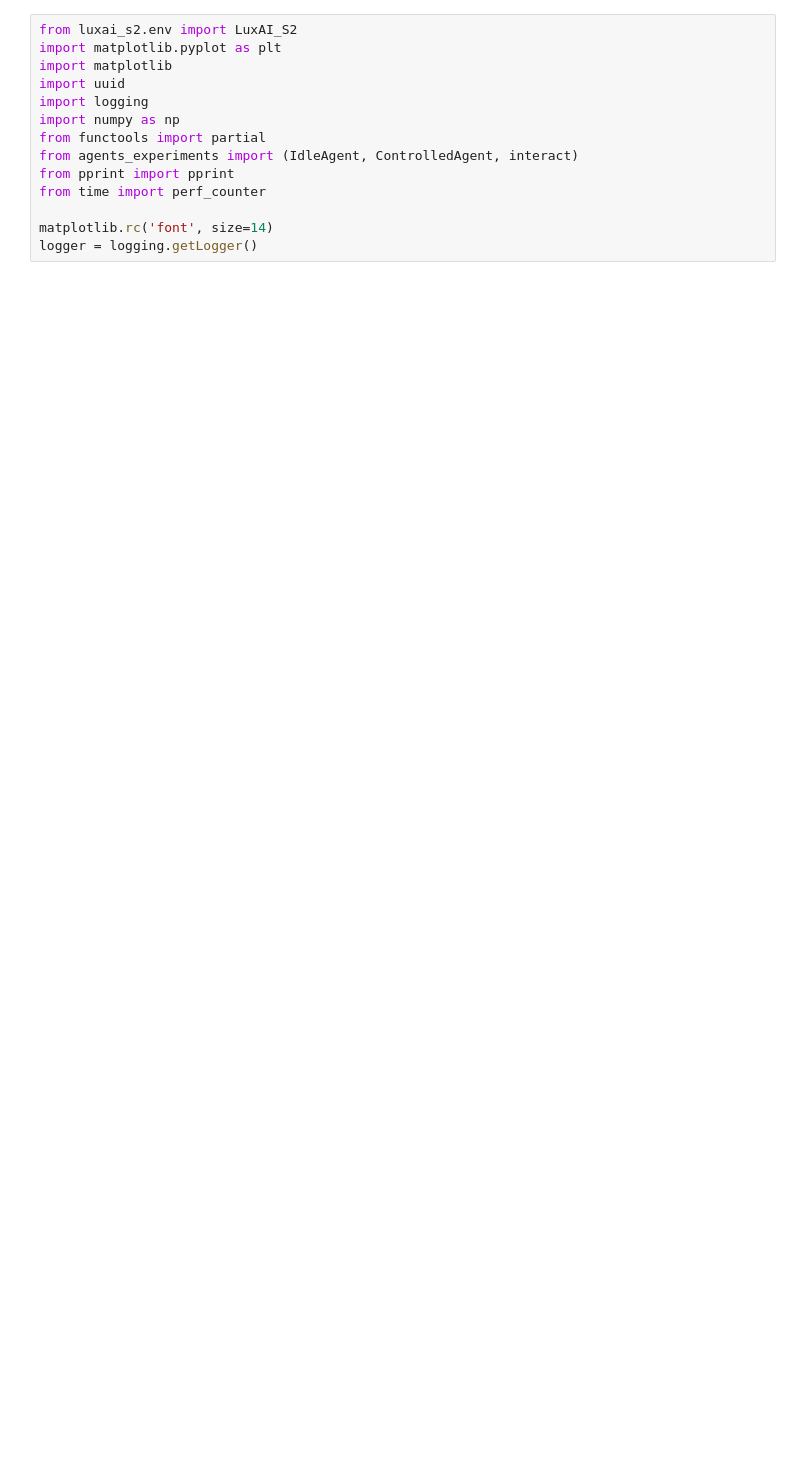
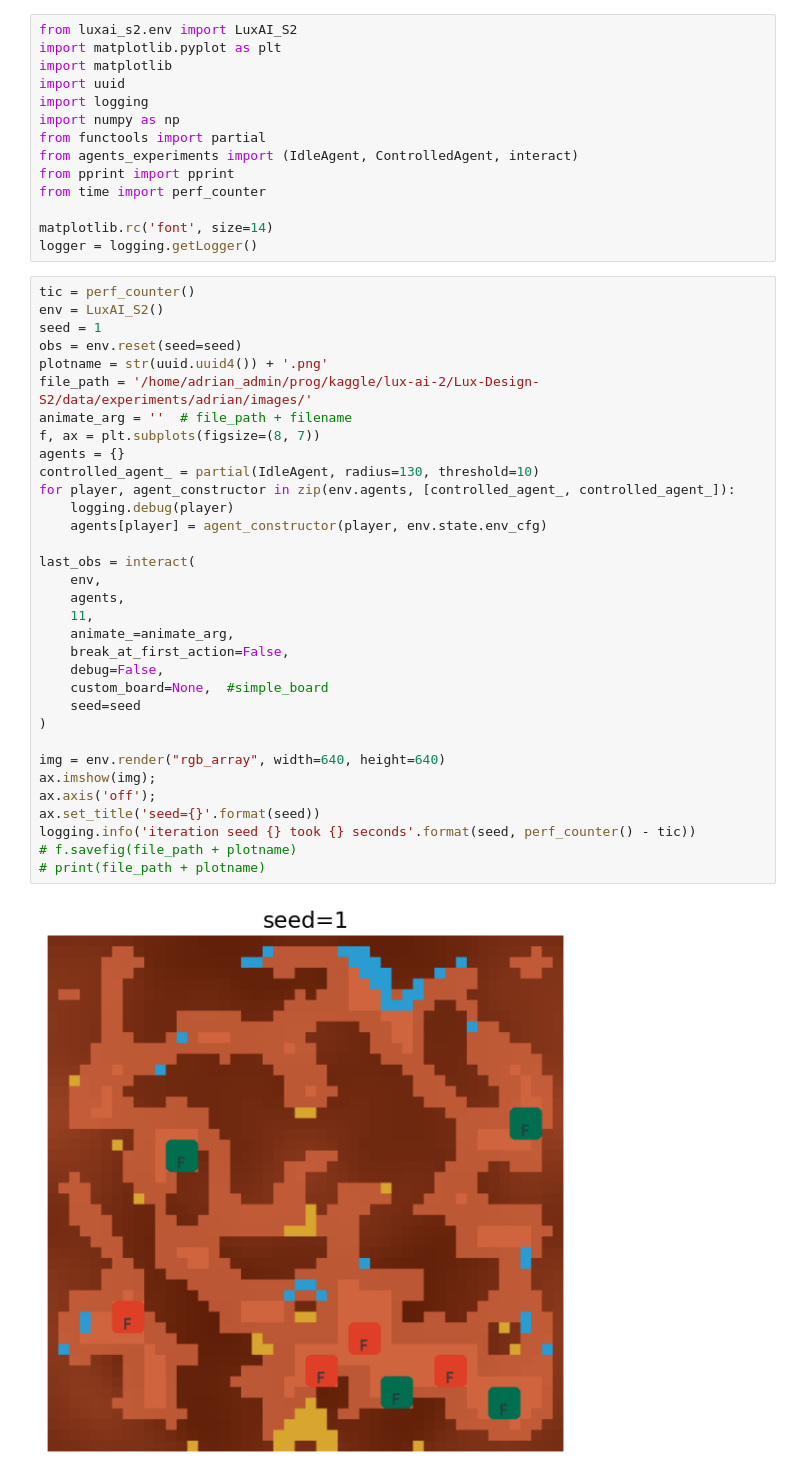
Before and after one commit to aernesto/Lux-Design-S2, a Jupyter notebook: codigo/src/adr_plant_positions.ipynb, the cells around one changed output. Saved outputs shown, nothing was run; the diff lists cells and outputs as text; blank space fills up the shorter version.

Commit message:
threshold=10 looks good

```diff
--- a/codigo/src/adr_plant_positions.ipynb
+++ b/codigo/src/adr_plant_positions.ipynb
@@ -12,4 +12,39 @@ from time import perf_counter
 
 matplotlib.rc('font', size=14)
 logger = logging.getLogger()
+# %%
+tic = perf_counter()
+env = LuxAI_S2()
+seed = 1
+obs = env.reset(seed=seed)
+plotname = str(uuid.uuid4()) + '.png'
+file_path = '/home/adrian_admin/prog/kaggle/lux-ai-2/Lux-Design-S2/data/experiments/adrian/images/'
+animate_arg = ''  # file_path + filename
+f, ax = plt.subplots(figsize=(8, 7))
+agents = {}
+controlled_agent_ = partial(IdleAgent, radius=130, threshold=10)
+for player, agent_constructor in zip(env.agents, [controlled_agent_, controlled_agent_]):
+    logging.debug(player)
+    agents[player] = agent_constructor(player, env.state.env_cfg)
+
+last_obs = interact(
+    env,
+    agents,
+    11,
+    animate_=animate_arg,
+    break_at_first_action=False,
+    debug=False,
+    custom_board=None,  #simple_board
+    seed=seed
+)
+
+img = env.render("rgb_array", width=640, height=640)
+ax.imshow(img);
+ax.axis('off');
+ax.set_title('seed={}'.format(seed))
+logging.info('iteration seed {} took {} seconds'.format(seed, perf_counter() - tic))
+# f.savefig(file_path + plotname)
+# print(file_path + plotname)
+# %% [output]
+[figure, added]
 # %%
```
Also changed, not shown: parts of 1 cell of this notebook.
